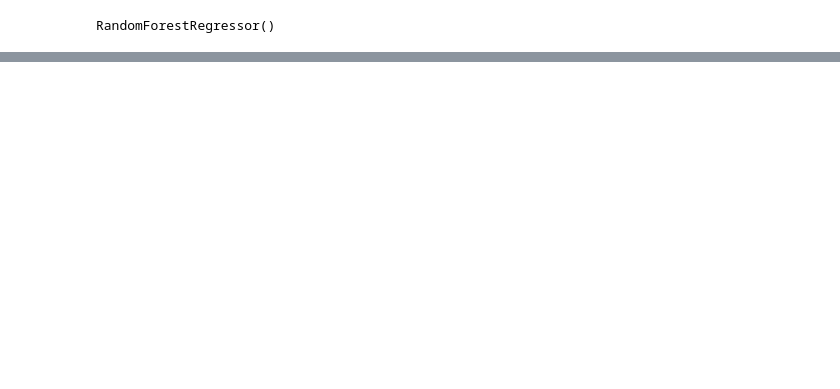
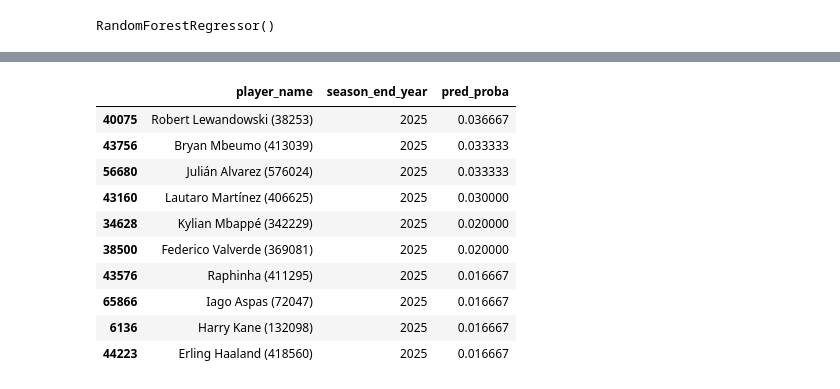
Before and after one commit to leokonma/Machine-learning, a Jupyter notebook: Random_Forest_Dim_Reduc.ipynb, the cells around one changed output, grey strips where cells are left out. Cells and saved outputs as stored; diff of their text form; code cells hidden in the pictures; blank space fills up the shorter version.

```diff
--- a/Random_Forest_Dim_Reduc.ipynb
+++ b/Random_Forest_Dim_Reduc.ipynb
@@ -42,0 +61,14 @@ plt.show()
+# %%
+from sklearn.preprocessing import StandardScaler, OneHotEncoder
+from sklearn.compose import ColumnTransformer
+from sklearn.pipeline import Pipeline
+
+# Identificar tipos
+num_cols = X_train.select_dtypes(include='number').columns.drop(['season_end_year'], errors='ignore')
+cat_cols = ['position', 'main_position']
+
+# Preprocesador
+preprocessor = ColumnTransformer([
+    ('num', StandardScaler(), num_cols),
+    ('cat', OneHotEncoder(handle_unknown='ignore'), cat_cols)
+], remainder='drop')
@@ -42,0 +108,7 @@ plt.show()
+# %%
+from sklearn.metrics import classification_report
+
+y_pred = rf.predict(X_test)
+y_proba = rf.predict_proba(X_test)[:, 1]
+
+print(classification_report(y_test, y_pred))
@@ -42,0 +123,22 @@ plt.show()
+# %%
+test = test.copy()
+test['pred_proba'] = y_proba
+
+top_candidates = (
+    test[['player_name', 'season_end_year', 'pred_proba']]
+    .sort_values('pred_proba', ascending=False)
+)
+
+top_candidates.head(10)
+# %% [output]
+|  | player_name | season_end_year | pred_proba |
+| 40075 | Robert Lewandowski (38253) | 2025 | 0.036667 |
+| 43756 | Bryan Mbeumo (413039) | 2025 | 0.033333 |
+| 56680 | Julián Alvarez (576024) | 2025 | 0.033333 |
+| 43160 | Lautaro Martínez (406625) | 2025 | 0.030000 |
+| 34628 | Kylian Mbappé (342229) | 2025 | 0.020000 |
+| 38500 | Federico Valverde (369081) | 2025 | 0.020000 |
+| 43576 | Raphinha (411295) | 2025 | 0.016667 |
+| 65866 | Iago Aspas (72047) | 2025 | 0.016667 |
+| 6136 | Harry Kane (132098) | 2025 | 0.016667 |
+| 44223 | Erling Haaland (418560) | 2025 | 0.016667 |
```
Also changed, not shown: parts of 7 cells of this notebook, 1 other file.
